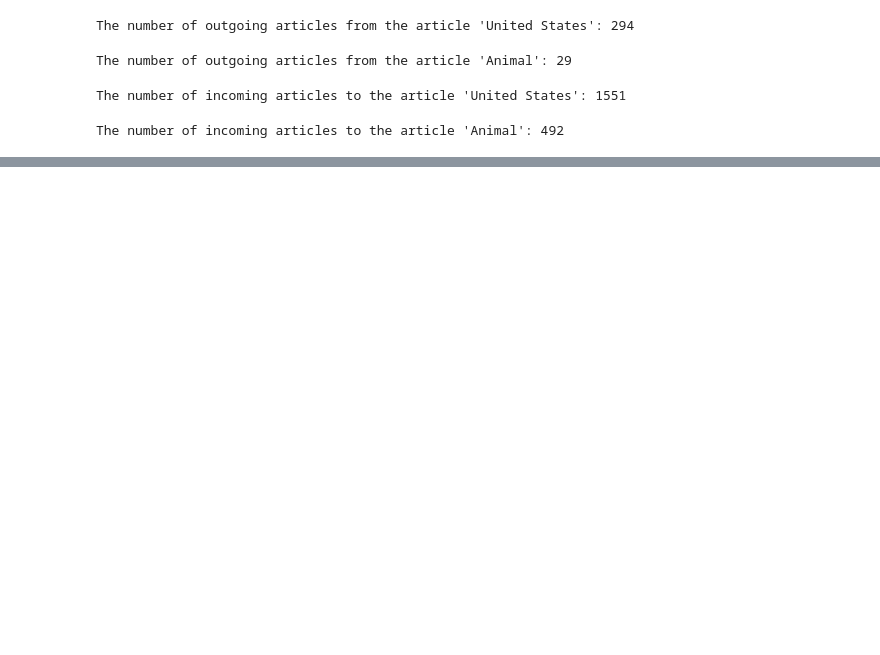
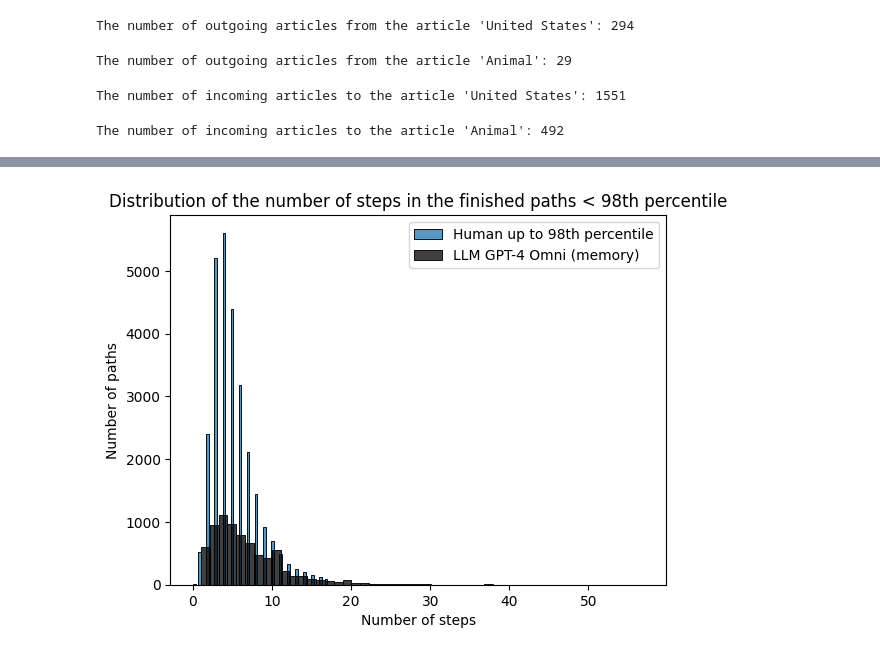
Before and after one commit to epfl-ada/ada-2024-project-adaspeedia, a Jupyter notebook: questions.ipynb, the cells around one changed output, grey strips where cells are left out. Cells and saved outputs as stored; diff of their text form; code cells hidden in the pictures; blank space fills up the shorter version.

```diff
--- a/questions.ipynb
+++ b/questions.ipynb
@@ -528,0 +580,15 @@ The number of incoming articles to the article 'Animal': 492
+# %%
+# get the 98th percentile of the number of steps in the finished paths
+percentile_98 = np.percentile(paths_finished['path_length'], 98)
+
+# get the number of steps in the finished paths that are less than the 98th percentile
+paths_finished_lt_98 = paths_finished[paths_finished['path_length'] < percentile_98]
+sns.histplot(paths_finished_lt_98['path_length'], bins=50, label='Human up to 98th percentile')
+sns.histplot(llm_paths_all_gpt4omini_memory['path_length'], bins=50, color='black', label='LLM GPT-4 Omni (memory)')
+plt.title('Distribution of the number of steps in the finished paths < 98th percentile')
+plt.xlabel('Number of steps')
+plt.ylabel('Number of paths')
+plt.legend()
+plt.show()
+# %% [output]
+[figure, added]
```
Also changed, not shown: parts of 22 cells of this notebook.
